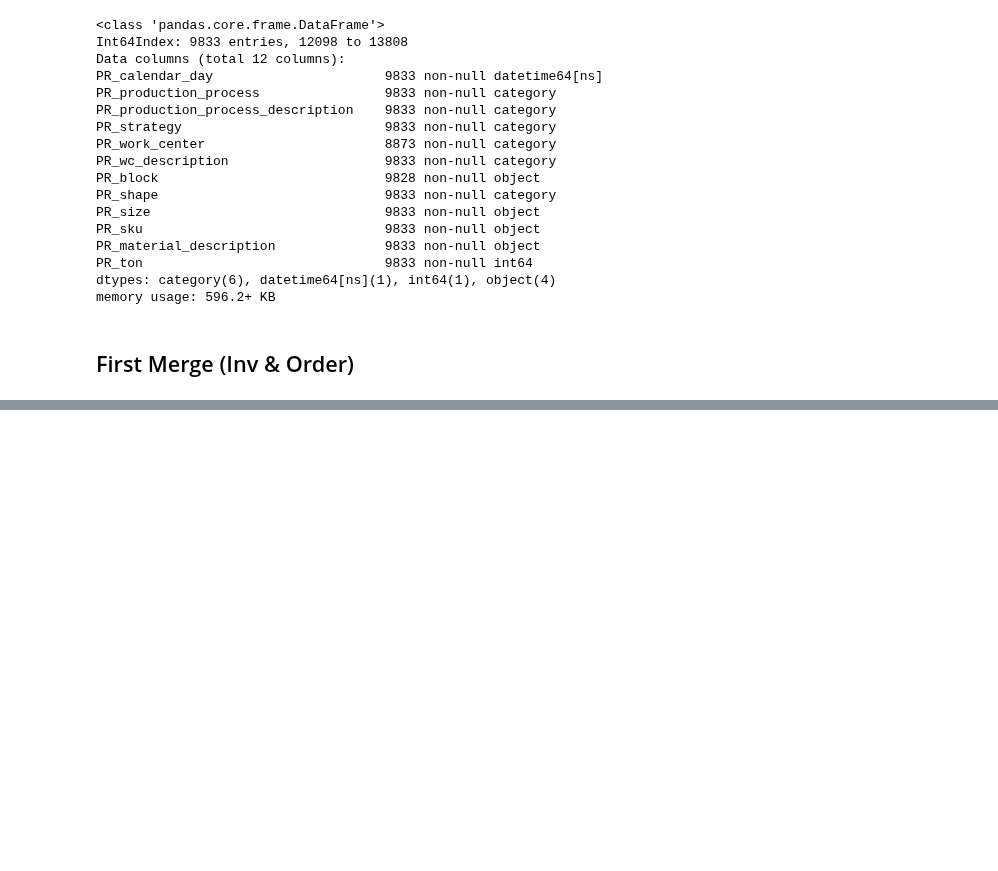
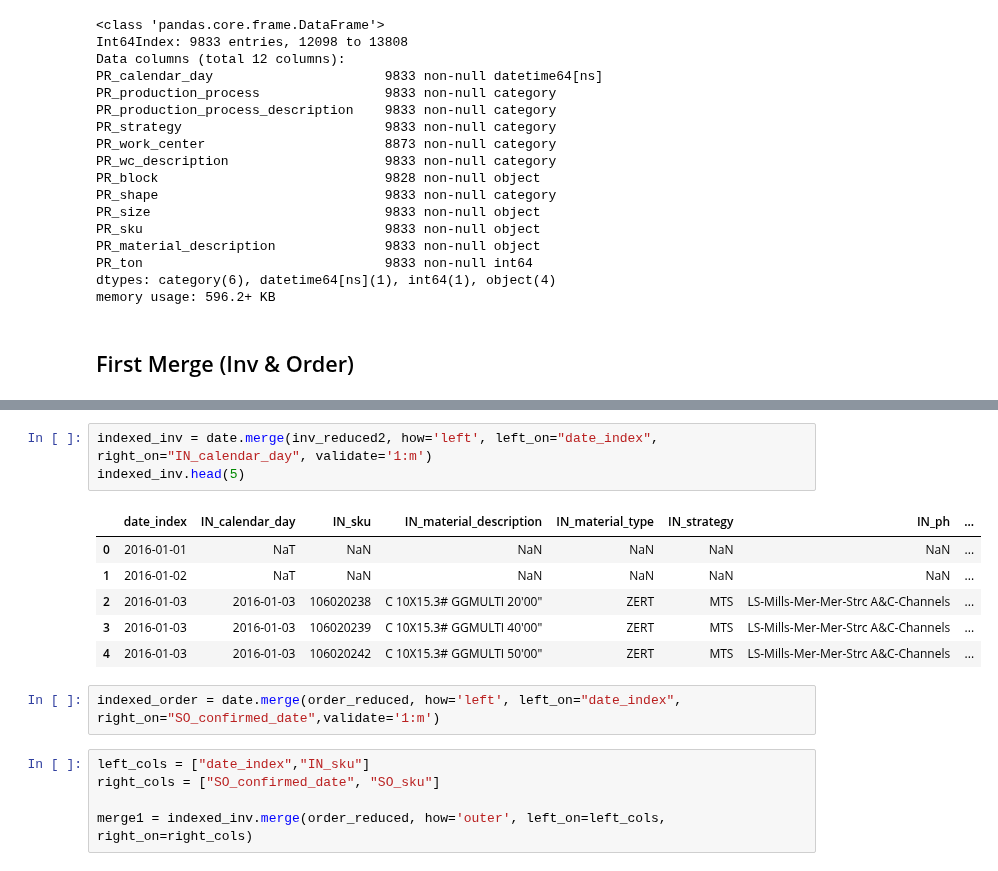
Before and after one commit to jvac06/pft, a Jupyter notebook: scripts/cleaning.ipynb, the cells around one changed output, grey strips where cells are left out. Drawn from its saved outputs; the diff is of its cells as text; blank space fills up the shorter version.

```diff
--- a/scripts/cleaning.ipynb
+++ b/scripts/cleaning.ipynb
@@ -969,0 +1113,17 @@ full_outer = inv_reduced2.merge
+# %%
+indexed_inv = date.merge(inv_reduced2, how='left', left_on="date_index", right_on="IN_calendar_day", validate='1:m')
+indexed_inv.head(5)
+# %% [output]
+|  | date_index | IN_calendar_day | IN_sku | IN_material_description | IN_material_type | IN_strategy | IN_ph | ... |
+| 0 | 2016-01-01 | NaT | NaN | NaN | NaN | NaN | NaN | ... |
+| 1 | 2016-01-02 | NaT | NaN | NaN | NaN | NaN | NaN | ... |
+| 2 | 2016-01-03 | 2016-01-03 | 106020238 | C 10X15.3# GGMULTI 20'00" | ZERT | MTS | LS-Mills-Mer-Mer-Strc A&C-Channels | ... |
+| 3 | 2016-01-03 | 2016-01-03 | 106020239 | C 10X15.3# GGMULTI 40'00" | ZERT | MTS | LS-Mills-Mer-Mer-Strc A&C-Channels | ... |
+| 4 | 2016-01-03 | 2016-01-03 | 106020242 | C 10X15.3# GGMULTI 50'00" | ZERT | MTS | LS-Mills-Mer-Mer-Strc A&C-Channels | ... |
+# %%
+indexed_order = date.merge(order_reduced, how='left', left_on="date_index", right_on="SO_confirmed_date",validate='1:m')
+# %%
+left_cols = ["date_index","IN_sku"]
+right_cols = ["SO_confirmed_date", "SO_sku"]
+
+merge1 = indexed_inv.merge(order_reduced, how='outer', left_on=left_cols, right_on=right_cols)
```
Also changed, not shown: parts of 38 cells of this notebook.
